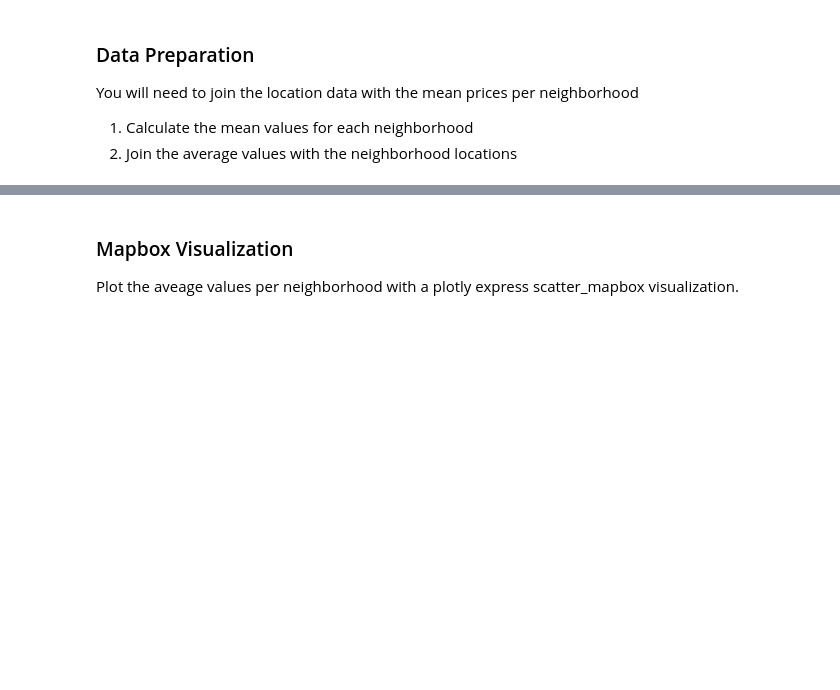
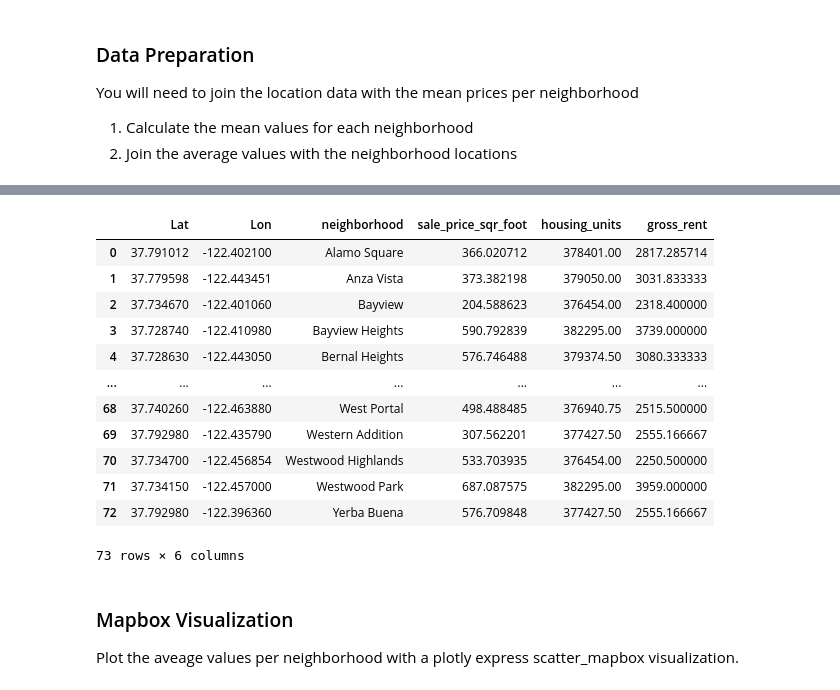
Before and after one commit to Tijaw1/San-Francisco-Rental-Analysis, a Jupyter notebook: rental_analysis.ipynb, the cells around one changed output, grey strips where cells are left out. Drawn from its saved outputs; the diff is of its cells as text; code cells hidden in the pictures; blank space fills up the shorter version.

```diff
--- a/rental_analysis.ipynb
+++ b/rental_analysis.ipynb
@@ -263,4 +246,6 @@ You will need to join the location data with the mean prices per neighborhood
 2. Join the average values with the neighborhood locations
 # %%
 # Calculate the mean values for each neighborhood
-# YOUR CODE HERE!
+mean_data = sfo_data.groupby("neighborhood").mean()
+mean_data.reset_index(inplace=True)
+mean_data
@@ -267,6 +266,22 @@ You will need to join the location data with the mean prices per neighborhood
 # %%
 # Join the average values with the neighborhood locations
-# YOUR CODE HERE!
+combined_data = pd.concat([df_neighborhood_locations, mean_data], axis='columns', join='inner')
+combined_data = combined_data.iloc[:, 1:]
+combined_data
+# %% [output]
+|  | Lat | Lon | neighborhood | sale_price_sqr_foot | housing_units | gross_rent |
+| 0 | 37.791012 | -122.402100 | Alamo Square | 366.020712 | 378401.00 | 2817.285714 |
+| 1 | 37.779598 | -122.443451 | Anza Vista | 373.382198 | 379050.00 | 3031.833333 |
+| 2 | 37.734670 | -122.401060 | Bayview | 204.588623 | 376454.00 | 2318.400000 |
+| 3 | 37.728740 | -122.410980 | Bayview Heights | 590.792839 | 382295.00 | 3739.000000 |
+| 4 | 37.728630 | -122.443050 | Bernal Heights | 576.746488 | 379374.50 | 3080.333333 |
+| ... | ... | ... | ... | ... | ... | ... |
+| 68 | 37.740260 | -122.463880 | West Portal | 498.488485 | 376940.75 | 2515.500000 |
+| 69 | 37.792980 | -122.435790 | Western Addition | 307.562201 | 377427.50 | 2555.166667 |
+| 70 | 37.734700 | -122.456854 | Westwood Highlands | 533.703935 | 376454.00 | 2250.500000 |
+| 71 | 37.734150 | -122.457000 | Westwood Park | 687.087575 | 382295.00 | 3959.000000 |
+| 72 | 37.792980 | -122.396360 | Yerba Buena | 576.709848 | 377427.50 | 2555.166667 |
+73 rows × 6 columns
 # %% [markdown]
 ### Mapbox Visualization
 
```
Also changed, not shown: parts of 8 cells of this notebook, 2 other files.
